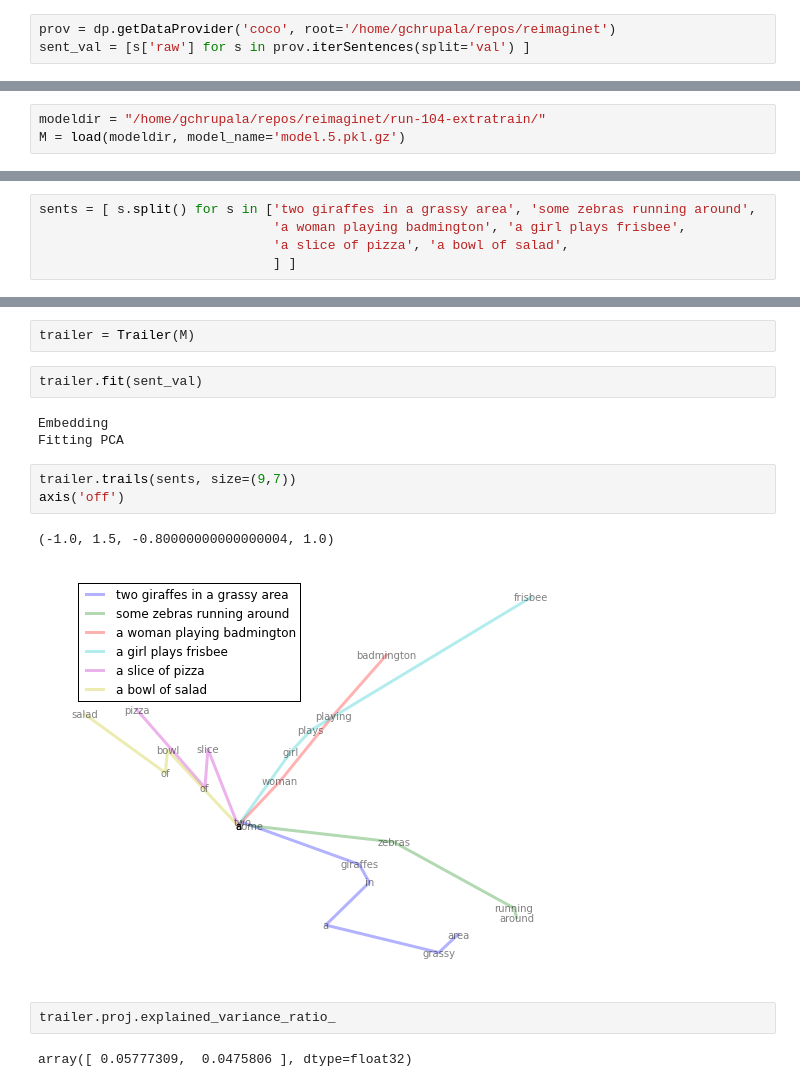
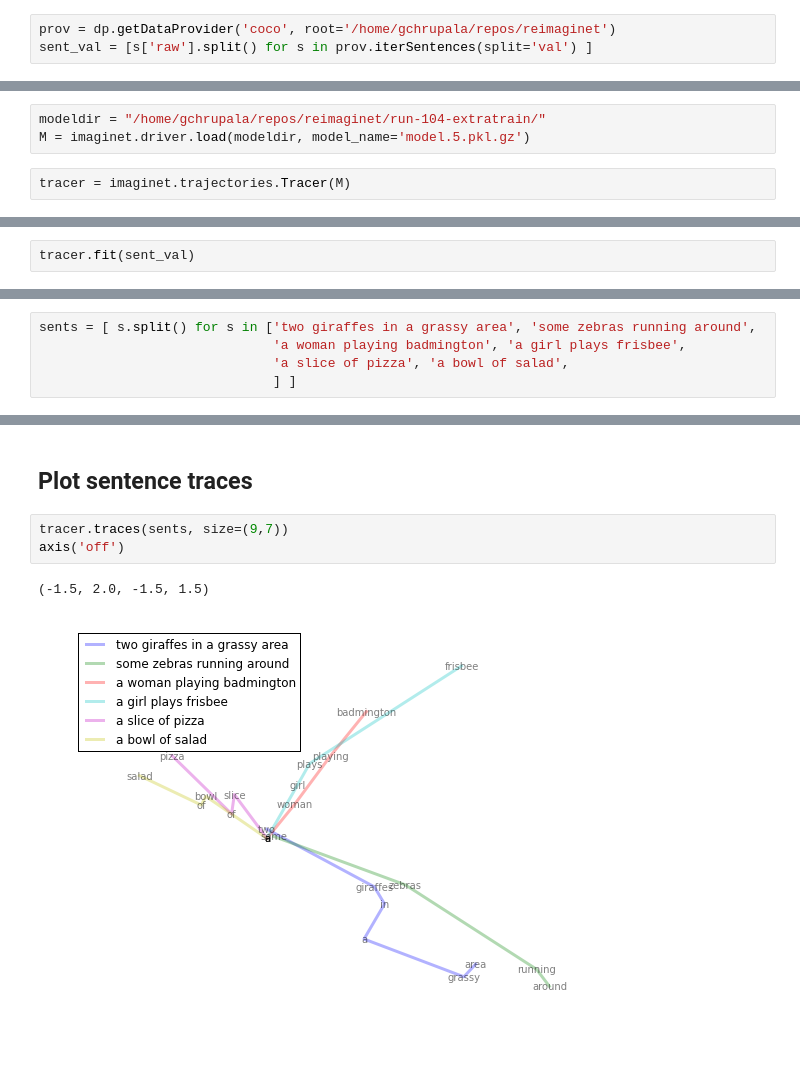
Before and after one commit to gchrupala/reimaginet, a Jupyter notebook: viz.ipynb, the cells around one changed output, grey strips where cells are left out. Drawn from its saved outputs; the diff is of its cells as text.

```diff
--- a/viz.ipynb
+++ b/viz.ipynb
@@ -18,3 +20,3 @@ WARNING: pylab import has clobbered these variables: ['pylab']
 # %%
 prov = dp.getDataProvider('coco', root='/home/gchrupala/repos/reimaginet')
-sent_val = [s['raw'] for s in prov.iterSentences(split='val') ]
+sent_val = [s['raw'].split() for s in prov.iterSentences(split='val') ]
@@ -23,3 +25,5 @@ from imaginet.driver import *
 # %%
 modeldir = "/home/gchrupala/repos/reimaginet/run-104-extratrain/"
-M = load(modeldir, model_name='model.5.pkl.gz')
+M = imaginet.driver.load(modeldir, model_name='model.5.pkl.gz')
+# %%
+tracer = imaginet.trajectories.Tracer(M)
@@ -25,0 +32,2 @@ M = load(modeldir, model_name='model.5.pkl.gz')
+# %%
+tracer.fit(sent_val)
@@ -82,17 +50,8 @@ class Trailer(object):
-# %%
-trailer = Trailer(M)
-# %%
-trailer.fit(sent_val)
-# %% [output]
-Embedding
-Fitting PCA
+# %% [markdown]
+## Plot sentence traces
 # %%
-trailer.trails(sents, size=(9,7))
+tracer.traces(sents, size=(9,7))
 axis('off')
 # %% [output]
-(-1.0, 1.5, -0.80000000000000004, 1.0)
+(-1.5, 2.0, -1.5, 1.5)
-[figure, old version]
+[figure, new version]
-# %%
-trailer.proj.explained_variance_ratio_
-# %% [output]
-array([ 0.05777309,  0.0475806 ], dtype=float32)
```
Also changed, not shown: parts of 25 cells of this notebook, 1 other file.
